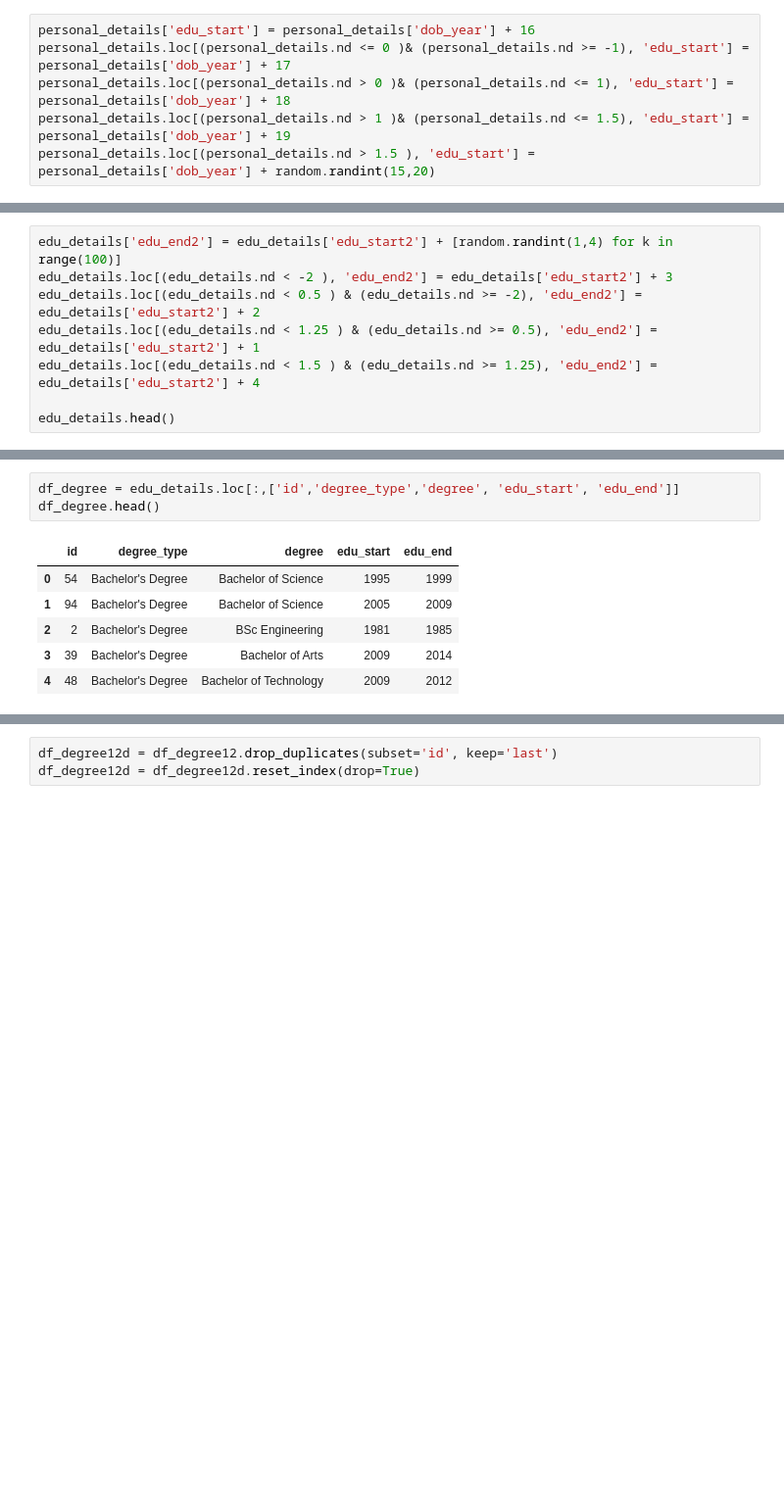
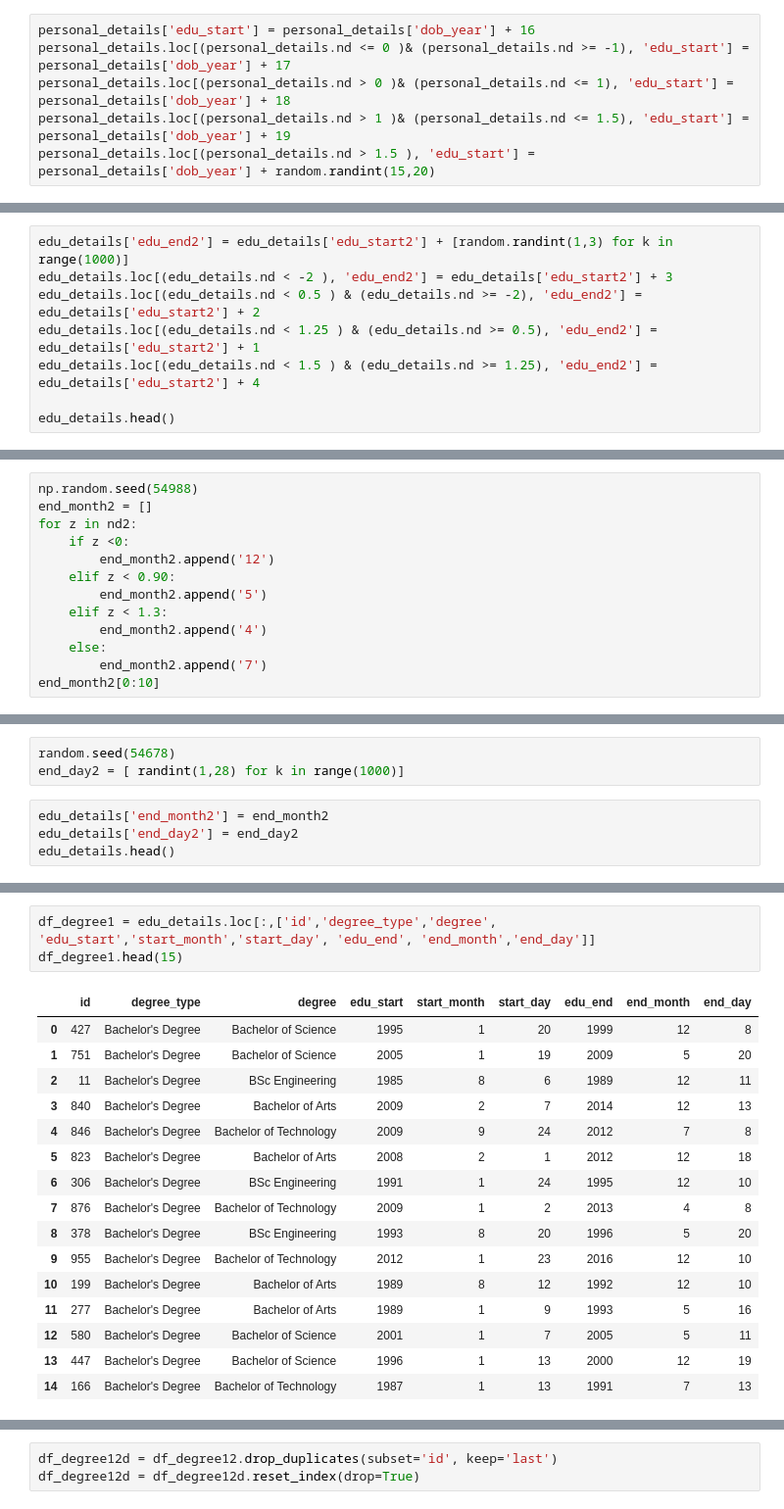
Before and after one commit to vrc-vinodh/mock-data-generation, a Jupyter notebook: complete.ipynb, the cells around one changed output, grey strips where cells are left out. Shown: that part at 98% size. Drawn from its saved outputs; the diff is of its cells as text; blank space fills up the shorter version.

```diff
--- a/complete.ipynb
+++ b/complete.ipynb
@@ -305,5 +417,5 @@ edu_details.head()
 # %%
-edu_details['edu_end2'] = edu_details['edu_start2'] + [random.randint(1,4) for k in range(100)]
+edu_details['edu_end2'] = edu_details['edu_start2'] + [random.randint(1,3) for k in range(1000)]
 edu_details.loc[(edu_details.nd < -2 ), 'edu_end2'] = edu_details['edu_start2'] + 3
 edu_details.loc[(edu_details.nd < 0.5 ) & (edu_details.nd >= -2), 'edu_end2'] = edu_details['edu_start2'] + 2
 edu_details.loc[(edu_details.nd < 1.25 ) & (edu_details.nd >= 0.5), 'edu_end2'] = edu_details['edu_start2'] + 1
@@ -319,0 +432,13 @@ edu_details.head()
+# %%
+np.random.seed(54988)
+end_month2 = []
+for z in nd2:
+    if z <0:
+        end_month2.append('12')
+    elif z < 0.90:
+        end_month2.append('5')
+    elif z < 1.3:
+        end_month2.append('4')
+    else:
+        end_month2.append('7')
+end_month2[0:10]
@@ -319,0 +447,7 @@ edu_details.head()
+# %%
+random.seed(54678)
+end_day2 = [ randint(1,28) for k in range(1000)]
+# %%
+edu_details['end_month2'] = end_month2
+edu_details['end_day2'] = end_day2
+edu_details.head()
@@ -320,11 +461,21 @@ edu_details.head()
 # %%
-df_degree = edu_details.loc[:,['id','degree_type','degree', 'edu_start', 'edu_end']]
-df_degree.head()
+df_degree1 = edu_details.loc[:,['id','degree_type','degree', 'edu_start','start_month','start_day', 'edu_end', 'end_month','end_day']]
+df_degree1.head(15)
 # %% [output]
-|  | id | degree_type | degree | edu_start | edu_end |
-| 0 | 54 | Bachelor's Degree | Bachelor of Science | 1995 | 1999 |
-| 1 | 94 | Bachelor's Degree | Bachelor of Science | 2005 | 2009 |
-| 2 | 2 | Bachelor's Degree | BSc Engineering | 1981 | 1985 |
-| 3 | 39 | Bachelor's Degree | Bachelor of Arts | 2009 | 2014 |
-| 4 | 48 | Bachelor's Degree | Bachelor of Technology | 2009 | 2012 |
+|  | id | degree_type | degree | edu_start | start_month | start_day | edu_end | end_month | end_day |
+| 0 | 427 | Bachelor's Degree | Bachelor of Science | 1995 | 1 | 20 | 1999 | 12 | 8 |
+| 1 | 751 | Bachelor's Degree | Bachelor of Science | 2005 | 1 | 19 | 2009 | 5 | 20 |
+| 2 | 11 | Bachelor's Degree | BSc Engineering | 1985 | 8 | 6 | 1989 | 12 | 11 |
+| 3 | 840 | Bachelor's Degree | Bachelor of Arts | 2009 | 2 | 7 | 2014 | 12 | 13 |
+| 4 | 846 | Bachelor's Degree | Bachelor of Technology | 2009 | 9 | 24 | 2012 | 7 | 8 |
+| 5 | 823 | Bachelor's Degree | Bachelor of Arts | 2008 | 2 | 1 | 2012 | 12 | 18 |
+| 6 | 306 | Bachelor's Degree | BSc Engineering | 1991 | 1 | 24 | 1995 | 12 | 10 |
+| 7 | 876 | Bachelor's Degree | Bachelor of Technology | 2009 | 1 | 2 | 2013 | 4 | 8 |
+| 8 | 378 | Bachelor's Degree | BSc Engineering | 1993 | 8 | 20 | 1996 | 5 | 20 |
+| 9 | 955 | Bachelor's Degree | Bachelor of Technology | 2012 | 1 | 23 | 2016 | 12 | 10 |
+| 10 | 199 | Bachelor's Degree | Bachelor of Arts | 1989 | 8 | 12 | 1992 | 12 | 10 |
+| 11 | 277 | Bachelor's Degree | Bachelor of Arts | 1989 | 1 | 9 | 1993 | 5 | 16 |
+| 12 | 580 | Bachelor's Degree | Bachelor of Science | 2001 | 1 | 7 | 2005 | 5 | 11 |
+| 13 | 447 | Bachelor's Degree | Bachelor of Science | 1996 | 1 | 13 | 2000 | 12 | 19 |
+| 14 | 166 | Bachelor's Degree | Bachelor of Technology | 1987 | 1 | 13 | 1991 | 7 | 13 |
 # %%
```
Also changed, not shown: parts of 54 cells of this notebook.
